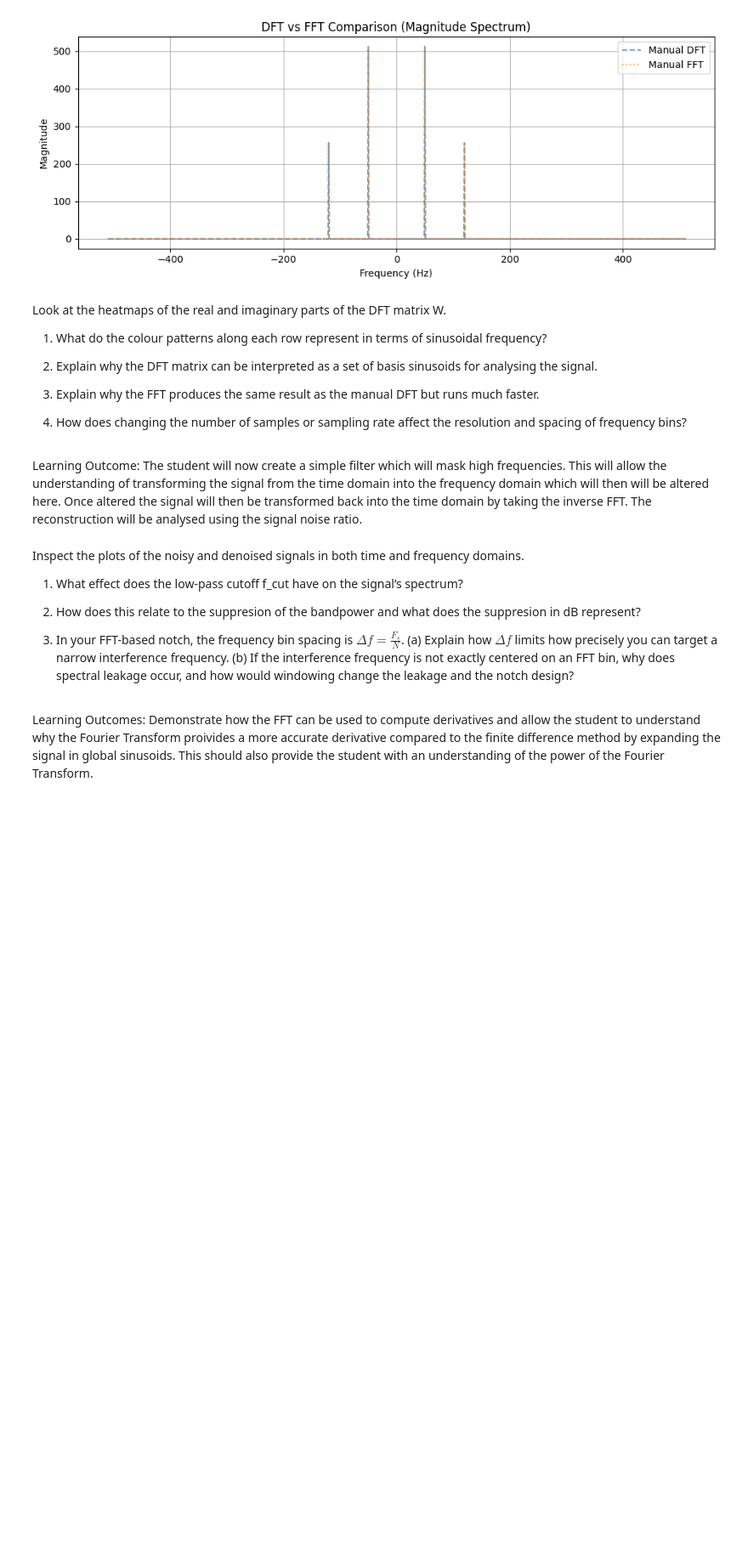
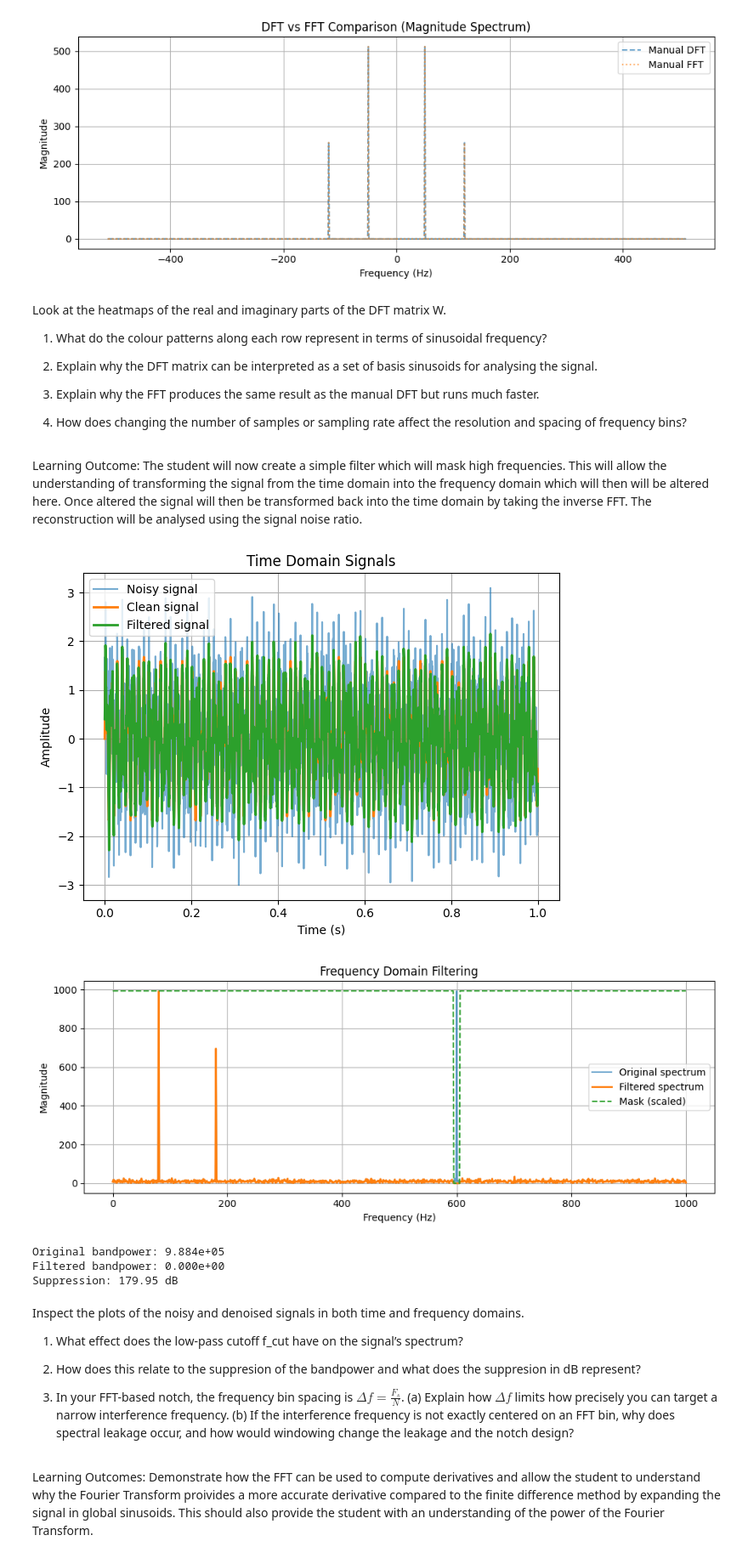
Before and after one commit to JoshClaassen02/DigitalSignalProcessing, a Jupyter notebook: Lab1/lab1_boilercode.ipynb, the cells around one changed output. Shown at 85% size. Drawn from its saved outputs; the diff is of its cells as text; code cells hidden in the pictures; blank space fills up the shorter version.

```diff
--- a/Lab1/lab1_boilercode.ipynb
+++ b/Lab1/lab1_boilercode.ipynb
@@ -314,33 +314,43 @@ plt.tight_layout()
 plt.figure(figsize=(10,4))
 
 plt.plot(freqs, np.abs(X), label="Original spectrum", alpha=0.7)
 plt.plot(freqs, np.abs(X_filtered), label="Filtered spectrum", linewidth=2)
 plt.plot(freqs, mask*np.max(np.abs(X)), label="Mask (scaled)", linestyle="--")
 
 plt.xlabel("Frequency (Hz)")
 plt.ylabel("Magnitude")
 plt.title("Frequency Domain Filtering")
 plt.grid()
 plt.legend()
 plt.tight_layout()
 
 plt.show()
 
 #TODO write a function which compares the bandpower and then reports the suppression within the notched area
 def bandpower(x_freq, freqs, f_low, f_high):
     band = (freqs>=f_low) & (freqs<=f_high)
     return np.sum(np.abs(x_freq[band]**2))
 
 def suppression_report(X_original, X_filtered, freqs, f_noise, notch_bw):
     f_low = f_noise-notch_bw
     f_high = f_noise+notch_bw
 
     orig_power = bandpower(X_original, freqs, f_low, f_high)
     filter_power = bandpower(X_filtered, freqs, f_low, f_high)
 
     suppression_db = 10*np.log10(orig_power / (filter_power+1e-12))
 
     print(f"Original bandpower: {orig_power:.3e}")
+    print(f"Filtered bandpower: {filter_power:.3e}")
+    print(f"Suppression: {suppression_db:.2f} dB")
+
+suppression_report(X, X_filtered, freqs, f_noise, notch_bw)
+# %% [output]
+[figure, added]
+[figure, added]
+Original bandpower: 9.884e+05
+Filtered bandpower: 0.000e+00
+Suppression: 179.95 dB
 # %% [markdown]
 Inspect the plots of the noisy and denoised signals in both time and frequency domains.
 
```
Also changed, not shown: parts of 1 cell of this notebook.
